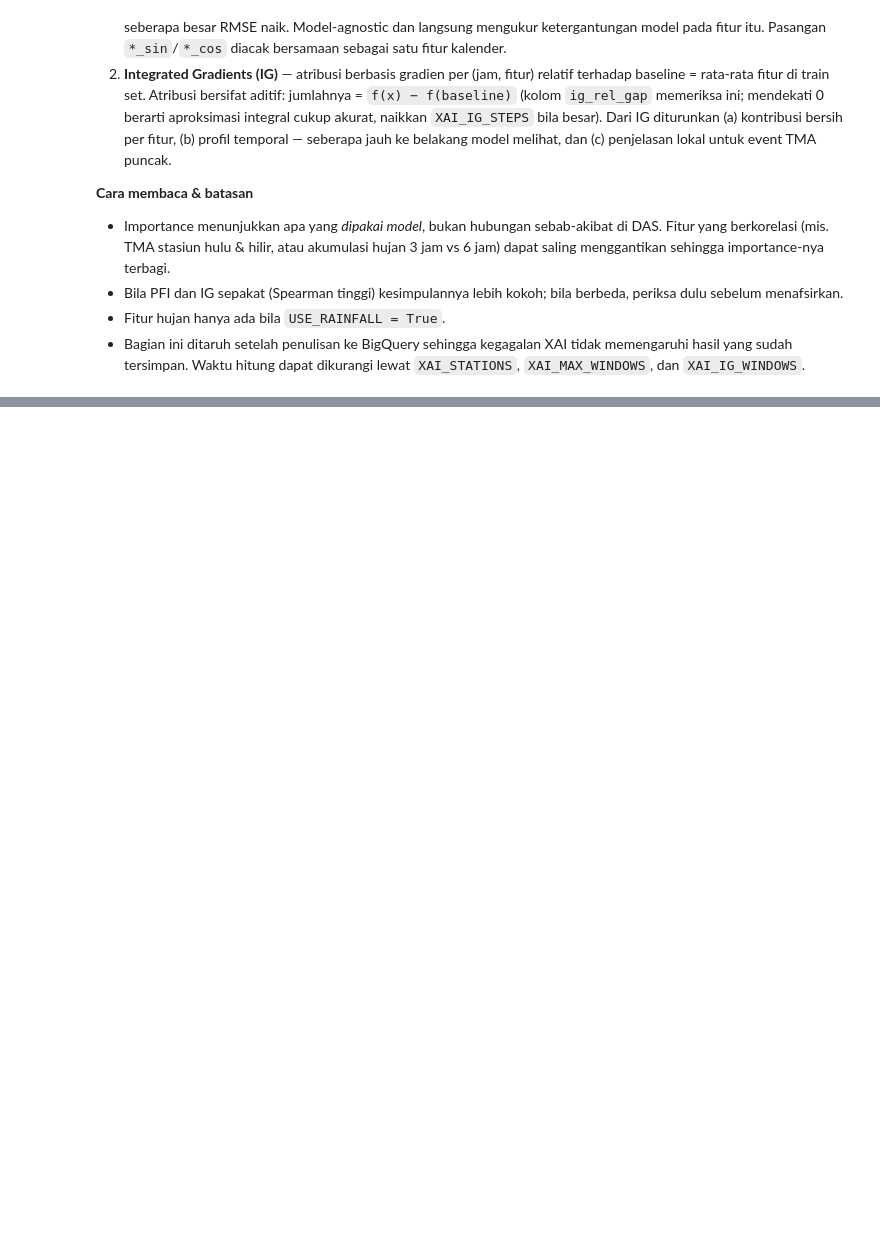
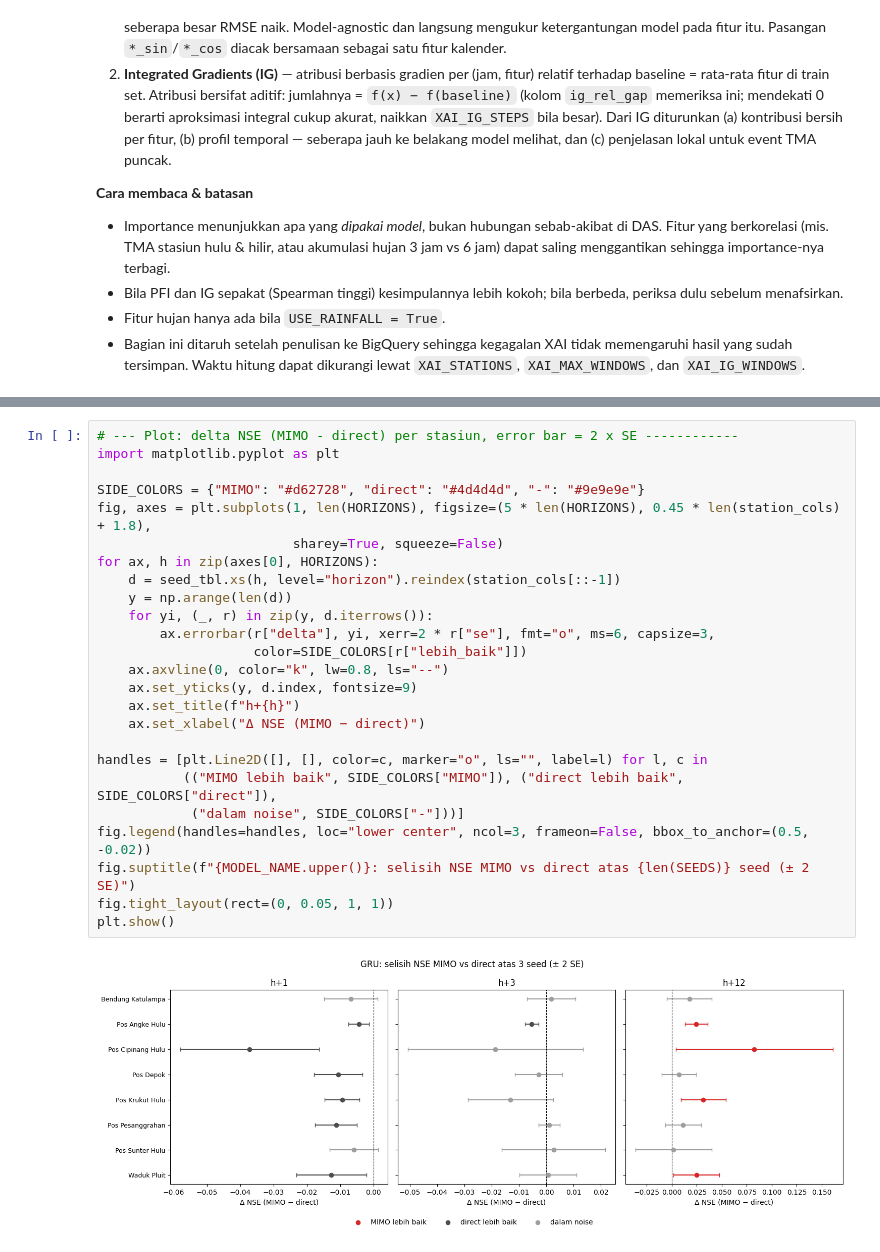
Before and after one commit to VincenzoJasonCarter/flood-forecasting-pipeline, a Jupyter notebook: notebooks_training/03_GRU.ipynb, the cells around one changed output, grey strips where cells are left out. Saved outputs shown, nothing was run; the diff lists cells and outputs as text; blank space fills up the shorter version.

```diff
--- a/notebooks_training/03_GRU.ipynb
+++ b/notebooks_training/03_GRU.ipynb
@@ -734,0 +1439,27 @@ plt.show()
+# %%
+# --- Plot: delta NSE (MIMO - direct) per stasiun, error bar = 2 x SE ------------
+import matplotlib.pyplot as plt
+
+SIDE_COLORS = {"MIMO": "#d62728", "direct": "#4d4d4d", "-": "#9e9e9e"}
+fig, axes = plt.subplots(1, len(HORIZONS), figsize=(5 * len(HORIZONS), 0.45 * len(station_cols) + 1.8),
+                         sharey=True, squeeze=False)
+for ax, h in zip(axes[0], HORIZONS):
+    d = seed_tbl.xs(h, level="horizon").reindex(station_cols[::-1])
+    y = np.arange(len(d))
+    for yi, (_, r) in zip(y, d.iterrows()):
+        ax.errorbar(r["delta"], yi, xerr=2 * r["se"], fmt="o", ms=6, capsize=3,
+                    color=SIDE_COLORS[r["lebih_baik"]])
+    ax.axvline(0, color="k", lw=0.8, ls="--")
+    ax.set_yticks(y, d.index, fontsize=9)
+    ax.set_title(f"h+{h}")
+    ax.set_xlabel("Δ NSE (MIMO − direct)")
+
+handles = [plt.Line2D([], [], color=c, marker="o", ls="", label=l) for l, c in
+           (("MIMO lebih baik", SIDE_COLORS["MIMO"]), ("direct lebih baik", SIDE_COLORS["direct"]),
+            ("dalam noise", SIDE_COLORS["-"]))]
+fig.legend(handles=handles, loc="lower center", ncol=3, frameon=False, bbox_to_anchor=(0.5, -0.02))
+fig.suptitle(f"{MODEL_NAME.upper()}: selisih NSE MIMO vs direct atas {len(SEEDS)} seed (± 2 SE)")
+fig.tight_layout(rect=(0, 0.05, 1, 1))
+plt.show()
+# %% [output]
+[figure, added]
```
Also changed, not shown: parts of 23 cells of this notebook, 6 other files.
